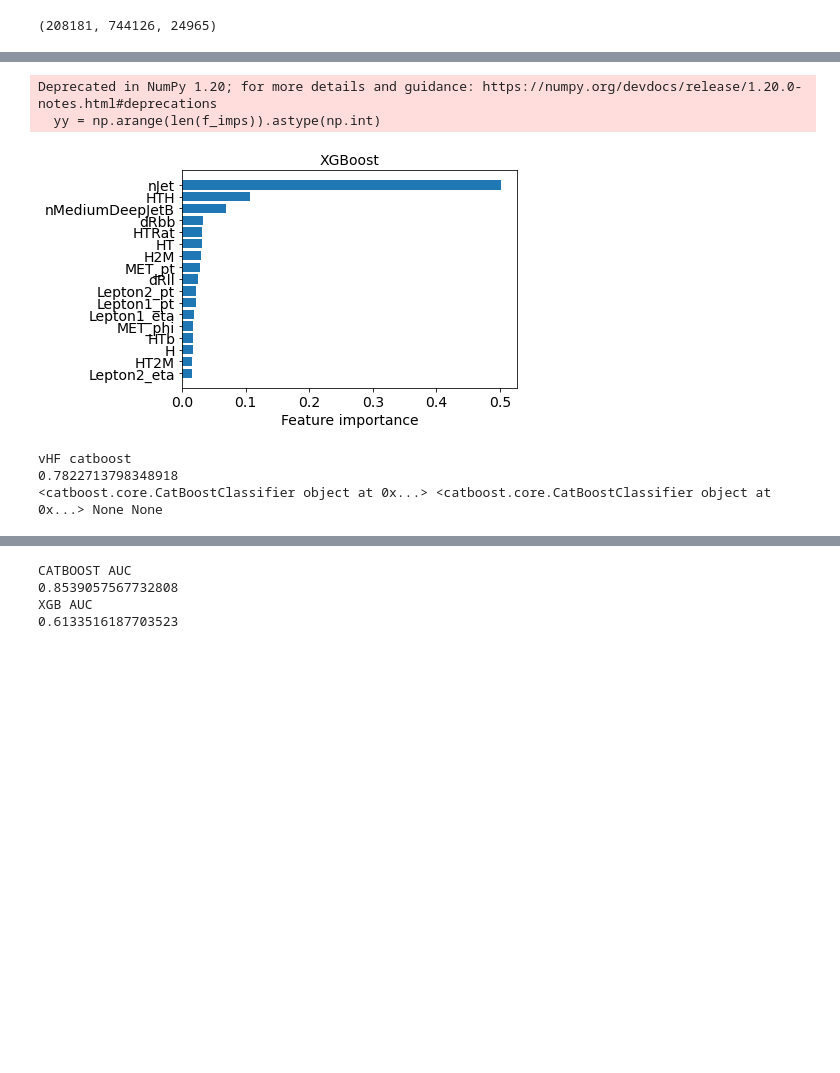
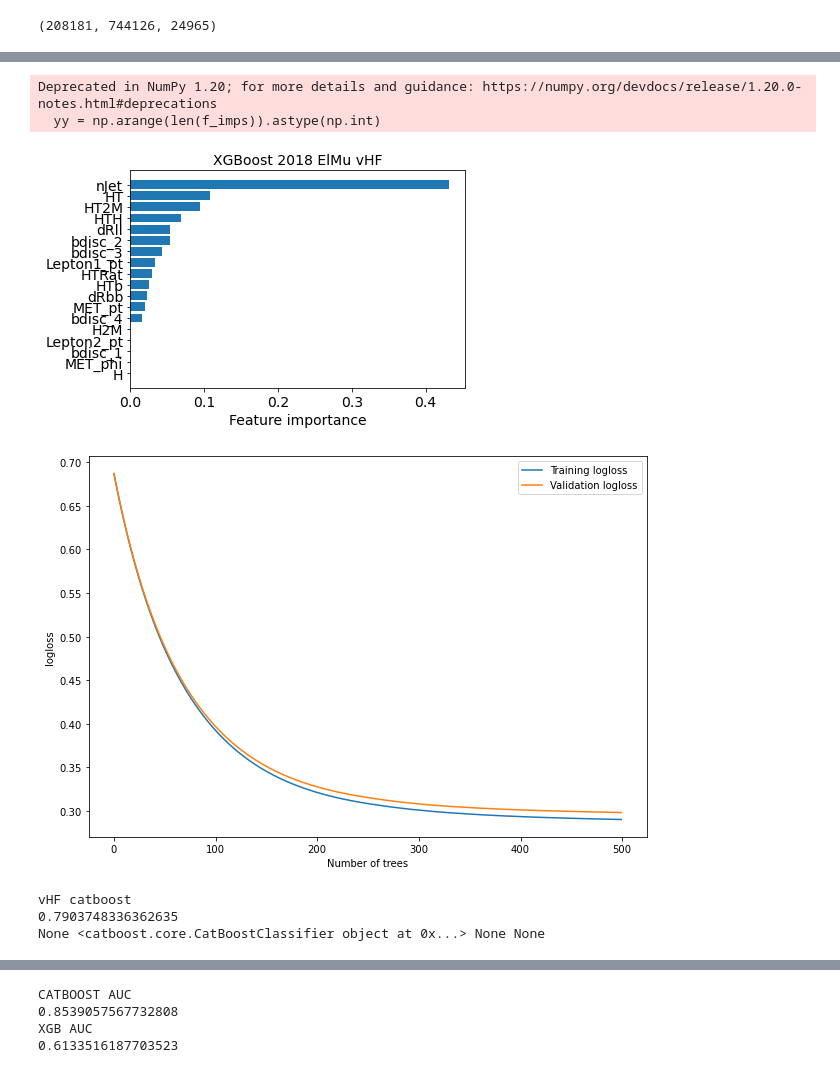
Before and after one commit to NJManganelli/FourTopNAOD, a Jupyter notebook: RDF/BDTTesting.ipynb, the cells around one changed output, grey strips where cells are left out. Saved outputs shown, nothing was run; the diff lists cells and outputs as text; code cells hidden in the pictures; blank space fills up the shorter version.

```diff
--- a/RDF/BDTTesting.ipynb
+++ b/RDF/BDTTesting.ipynb
@@ -20,20 +23,22 @@ vector.register_awkward()
 from coffea import processor
 from coffea.nanoevents import NanoEventsFactory, NanoAODSchema, BaseSchema
 # %%
+era = "2018"
+channel = "ElMu"
 tttt = NanoEventsFactory.from_root(
-    "/eos/home-n/nmangane/analysis/February10_Baseline_2018/Nano/ElMu/2018___tttt.root",
+    f"/eos/home-n/nmangane/analysis/February10_Baseline_{era}/Nano/{channel}/{era}___tttt.root",
     schemaclass=BaseSchema,
     entry_stop=None
 ).events()
 #tttt = tttt[tttt.dsid1k < 50]
 ttlight = NanoEventsFactory.from_root(
-    "/eos/home-n/nmangane/analysis/February10_Baseline_2018/Nano/ElMu/2018___ttother_DL-GF_fr.root",
+    f"/eos/home-n/nmangane/analysis/February10_Baseline_{era}/Nano/{channel}/{era}___ttother_DL-GF_fr.root",
     schemaclass=BaseSchema,
     entry_stop=None
 ).events()
 #ttlight = ttlight[ttlight.dsid1k < 50] #Need to recreate this dataset... le sigh
 ttbb = NanoEventsFactory.from_root(
-    "/eos/home-n/nmangane/analysis/February10_Baseline_2018/Nano/ElMu/2018___ttbb_DL-GF_fr.root",
+    f"/eos/home-n/nmangane/analysis/February10_Baseline_{era}/Nano/{channel}/{era}___ttbb_DL-GF_fr.root",
     schemaclass=BaseSchema,
     entry_stop=None
 ).events()
@@ -282,3 +382,15 @@ def plot_feature_importances_2d(f_imps1, f_names1, f_imps2, f_names2, f_label1,
     plt.yticks(size=14)
     plt.title(title, size=14)
     plt.show()
+
+def plot_xgboost_validation(model):
+    results = model.evals_result()
+
+    plt.figure(figsize=(10,7))
+    eval_metric = list(results["validation_0"].keys())[0]
+    plt.plot(results["validation_0"][eval_metric], label="Training "+eval_metric)
+    plt.plot(results["validation_1"][eval_metric], label="Validation "+eval_metric)
+    #plt.axvline(21, color="gray", label="Optimal tree number")
+    plt.xlabel("Number of trees")
+    plt.ylabel(eval_metric)
+    plt.legend()
@@ -413,6 +600,9 @@ Deprecated in NumPy 1.20; for more details and guidance: https://numpy.org/devdo
 # %%
-plot_feature_importances(models_cpu["xgboost"].feature_importances_, TRAIN_FEATURES, title="XGBoost")
+plot_feature_importances(models_cpu["xgboost"].feature_importances_, TRAIN_FEATURES,
+                         title=f"XGBoost {era} {channel} {mode}")
+plot_xgboost_validation(models_cpu["xgboost"]) #model.evals_result()
 # %% [output]
 Deprecated in NumPy 1.20; for more details and guidance: https://numpy.org/devdocs/release/1.20.0-notes.html#deprecations
   yy = np.arange(len(f_imps)).astype(np.int)
-[figure, old version]
+[figure, new version]
+[figure, added]
@@ -419,5 +612,9 @@ Deprecated in NumPy 1.20; for more details and guidance: https://numpy.org/devdo
 # %%
 preferred = "catboost"
+if preferred == "catboost":
+    w_test = w_test_cb
+elif preferred == "xgboost":
+    w_test = w_test_xgb
 print(mode, preferred)
 if mode == "vLF":
     model_vLF = models_cpu[preferred]
@@ -440,14 +637,14 @@ if preferred == "catboost":
                                      pool=None
                                     )
 if preferred == "xgboost":
-    models_cpu[preferred].save_model(f"{preferred}_{mode}.json")
+    models_cpu[preferred].save_model(f"{preferred}_{mode}_{era}_{channel}.json")
 with open(f"{preferred}_{mode}.inputs", "w") as fi:
     for variable in TRAIN_FEATURES:
         fi.write(variable)
 # %% [output]
 vHF catboost
-0.7822713798348918
-<catboost.core.CatBoostClassifier object at 0x...> <catboost.core.CatBoostClassifier object at 0x...> None None
+0.7903748336362635
+None <catboost.core.CatBoostClassifier object at 0x...> None None
 # %%
 if model_vLF and model_vHF:
     if hasattr(model_vLF, "feature_importances_"):
```
Also changed, not shown: parts of 26 cells of this notebook.
